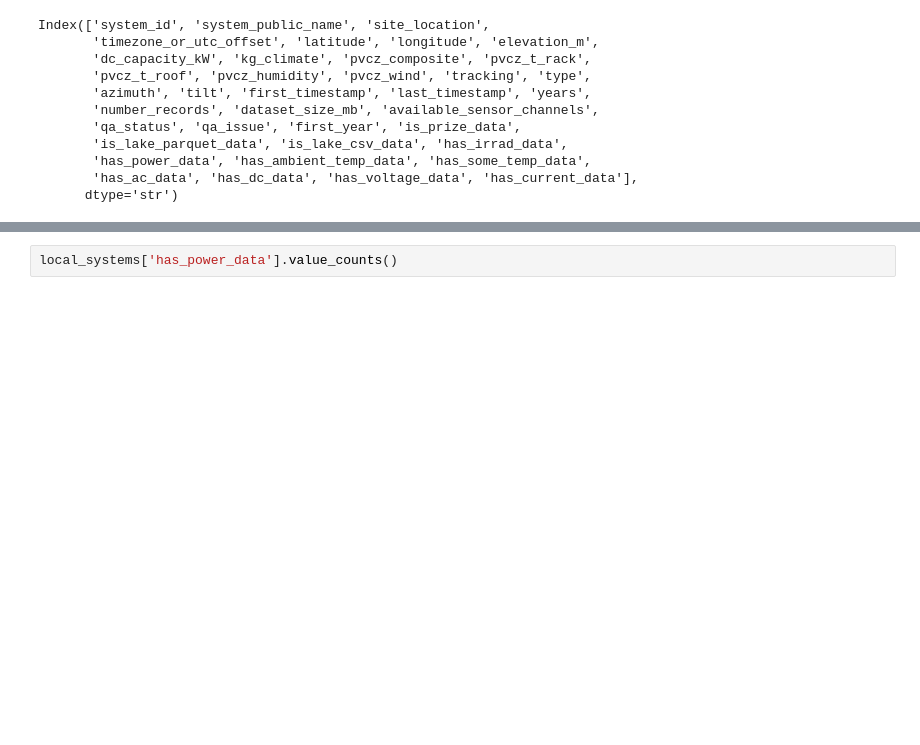
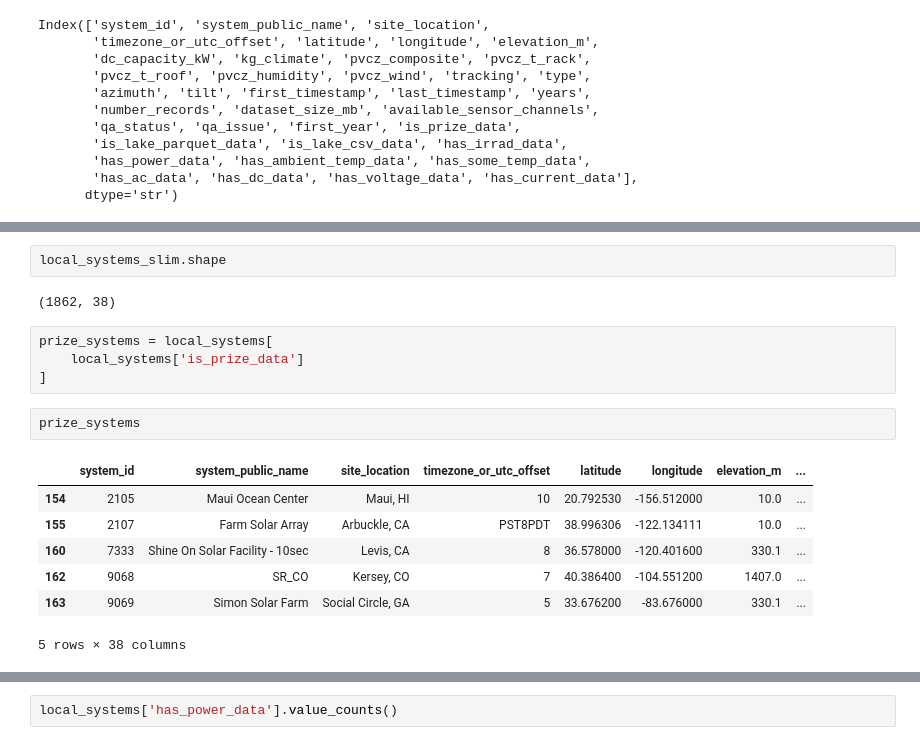
Before and after one commit to Erdos-Projects/predicting-day-ahead-solar-power-production, a Jupyter notebook: test_bed.ipynb, the cells around one changed output, grey strips where cells are left out. Cells and saved outputs as stored; diff of their text form; blank space fills up the shorter version.

```diff
--- a/test_bed.ipynb
+++ b/test_bed.ipynb
@@ -18,0 +65,18 @@ Index(['system_id', 'system_public_name', 'site_location',
+# %%
+local_systems_slim.shape
+# %% [output]
+(1862, 38)
+# %%
+prize_systems = local_systems[
+    local_systems['is_prize_data']
+]
+# %%
+prize_systems
+# %% [output]
+|  | system_id | system_public_name | site_location | timezone_or_utc_offset | latitude | longitude | elevation_m | ... |
+| 154 | 2105 | Maui Ocean Center | Maui, HI | 10 | 20.792530 | -156.512000 | 10.0 | ... |
+| 155 | 2107 | Farm Solar Array | Arbuckle, CA | PST8PDT | 38.996306 | -122.134111 | 10.0 | ... |
+| 160 | 7333 | Shine On Solar Facility - 10sec | Levis, CA | 8 | 36.578000 | -120.401600 | 330.1 | ... |
+| 162 | 9068 | SR_CO | Kersey, CO | 7 | 40.386400 | -104.551200 | 1407.0 | ... |
+| 163 | 9069 | Simon Solar Farm | Social Circle, GA | 5 | 33.676200 | -83.676000 | 330.1 | ... |
+5 rows × 38 columns
```
Also changed, not shown: parts of 19 cells of this notebook, 4 other files.
